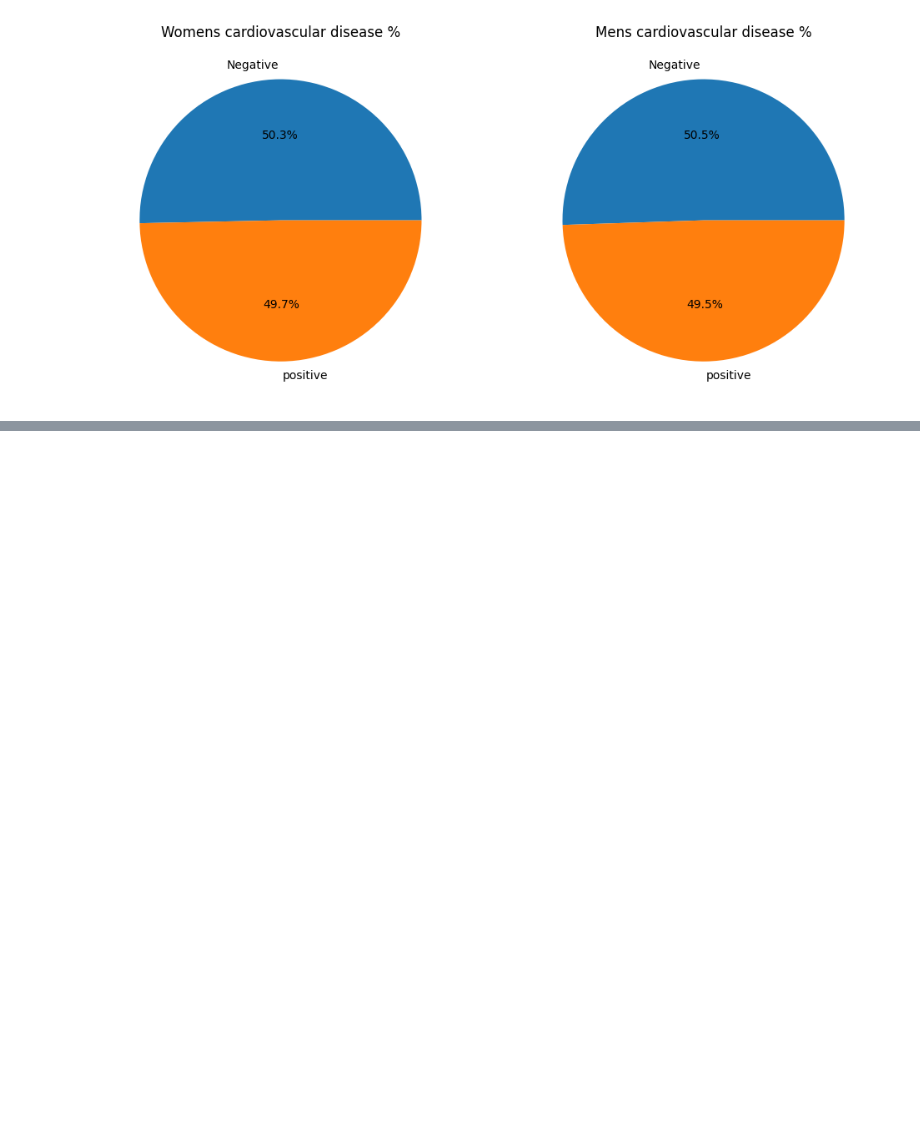
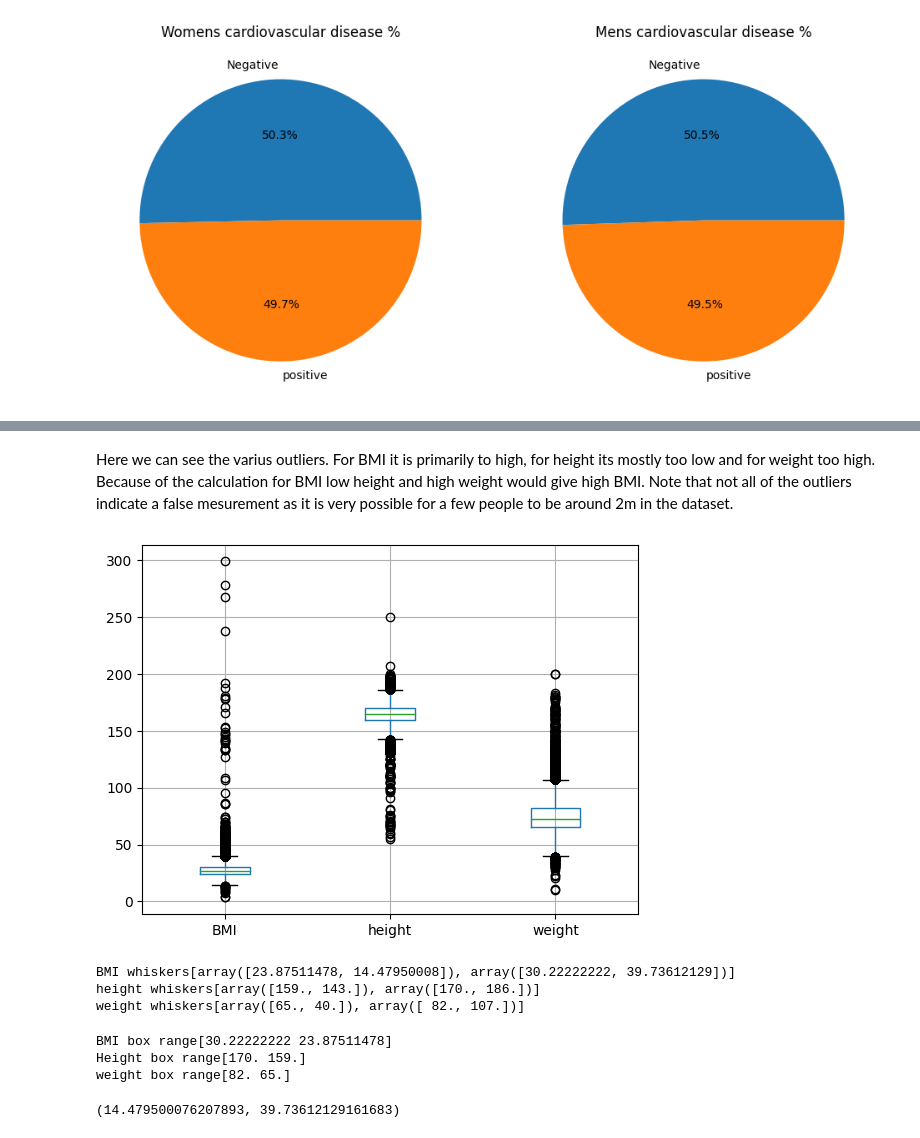
Before and after one commit to Razjoh/Machine-learning-Rasmus-Johansson, a Jupyter notebook: Labb/EDA_disease.ipynb, the cells around one changed output, grey strips where cells are left out. Cells and saved outputs as stored; diff of their text form; code cells hidden in the pictures; blank space fills up the shorter version.

```diff
--- a/Labb/EDA_disease.ipynb
+++ b/Labb/EDA_disease.ipynb
@@ -186,0 +296,38 @@ ax2.set(title="Mens cardiovascular disease %")
+# %% [markdown]
+Here we can see the varius outliers. For BMI it is primarily to high, for height its mostly too low and for weight too high. Because of the calculation for BMI low height and high weight would give high BMI. Note that not all of the outliers indicate a false mesurement as it is very possible for a few people to be around 2m in the dataset.
+# %%
+# Using pandas boxplot to get the values from the boxplots
+box_data = df.boxplot(column=title, return_type="dict")
+
+# contains all outlier points
+outliers = [flier.get_ydata() for flier in box_data["fliers"]]
+# contains the box range
+boxes = [box.get_ydata() for box in box_data["boxes"]]
+# contains the whiskers range
+whiskers = [whiskers.get_ydata() for whiskers in box_data["whiskers"]]
+# %% [output]
+[figure, added]
+# %%
+# upper - lower whisker range
+print(f"BMI whiskers{whiskers[0:2]}")
+print(f"height whiskers{whiskers[2:4]}")
+print(f"weight whiskers{whiskers[4:]}")
+# %% [output]
+BMI whiskers[array([23.87511478, 14.47950008]), array([30.22222222, 39.73612129])]
+height whiskers[array([159., 143.]), array([170., 186.])]
+weight whiskers[array([65., 40.]), array([ 82., 107.])]
+# %%
+# range of the boxes
+print(f"BMI box range{boxes[0][-2:]}")
+print(f"Height box range{boxes[1][-2:]}")
+print(f"weight box range{boxes[2][-2:]}")
+# %% [output]
+BMI box range[30.22222222 23.87511478]
+Height box range[170. 159.]
+weight box range[82. 65.]
+# %%
+# gets the lowest and highest limits for the boxplot whiskers
+lowest, highest = whiskers[0][1], whiskers[1][1]
+lowest, highest
+# %% [output]
+(14.479500076207893, 39.73612129161683)
```
Also changed, not shown: parts of 13 cells of this notebook.
